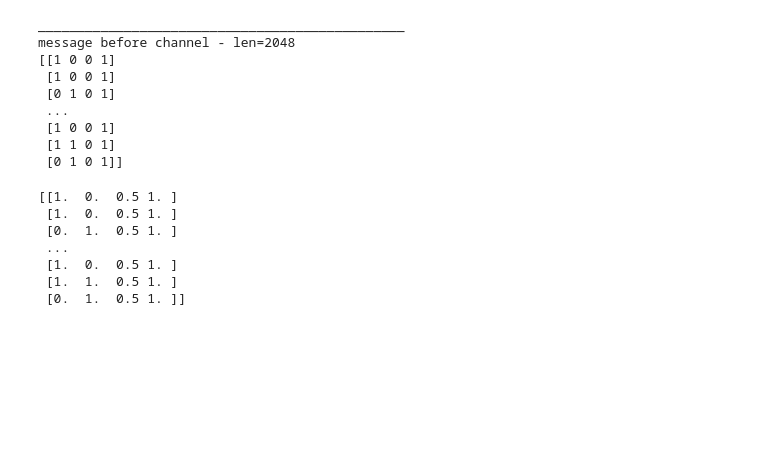
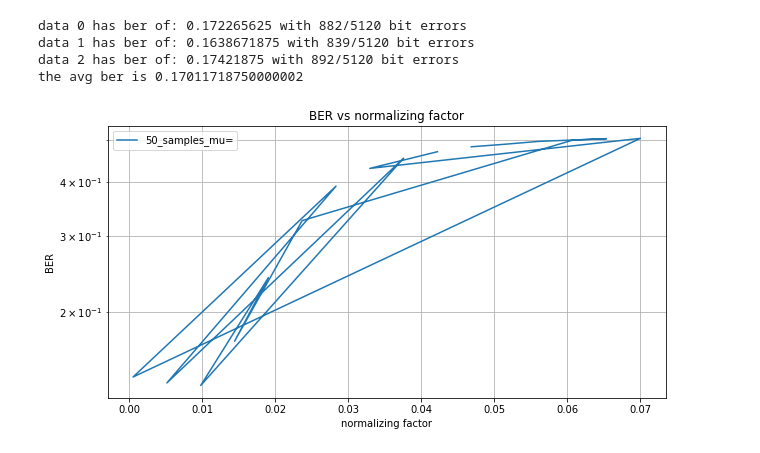
Before and after one commit to Yarden92/Thesis-code, a Jupyter notebook: apps/deep/data_analyzer.ipynb, the cells around one changed output. Drawn from its saved outputs; the diff is of its cells as text; code cells hidden in the pictures; blank space fills up the shorter version.

```diff
--- a/apps/deep/data_analyzer.ipynb
+++ b/apps/deep/data_analyzer.ipynb
@@ -66,24 +46,17 @@ for x, y in zip(all_x_read, all_y_read):
-# %%
-y = all_y_read[3]
-bits = cs.cb.demodulate(y,cs.modem,cs.length_of_msg)
-Visualizer.print_bits(bits, cs.sps, 'message before channel')
-# %% [output]
-_______________________________________________
-message before channel - len=2048
-[[1 0 0 1]
- [1 0 0 1]
- [0 1 0 1]
- ...
- [1 0 0 1]
- [1 1 0 1]
- [0 1 0 1]]
-# %%
-print(np.reshape(bits, (-1, cs.sps)))
-# %% [output]
-[[1.  0.  0.5 1. ]
- [1.  0.  0.5 1. ]
- [0.  1.  0.5 1. ]
- ...
- [1.  0.  0.5 1. ]
- [1.  1.  0.5 1. ]
- [0.  1.  0.5 1. ]]
+# %%
+dir = f'data/qam1024/3_samples_mu=0.0142'
+all_x_read, all_y_read, conf_read = file_methods.read_folder(dir, False)
+ber_vec, num_errors = file_methods.calc_ber_for_folder(all_x_read, all_y_read, conf_read)
+print(f'the avg ber is {np.mean(ber_vec)}')
+# %% [output]
+data 0 has ber of: 0.172265625 with 882/5120 bit errors
+data 1 has ber of: 0.1638671875 with 839/5120 bit errors
+data 2 has ber of: 0.17421875 with 892/5120 bit errors
+the avg ber is 0.17011718750000002
+# %%
+# plot ber vs mu
+sub_name = '50_samples_mu='
+ber_vec, mu_vec = file_methods.gen_ber_mu_from_folders('data/qam1024_50x16', sub_name, 0)
+Visualizer.plot_bers(mu_vec, [ber_vec], [sub_name])
+# %% [output]
+[figure, added]
```
Also changed, not shown: parts of 9 cells of this notebook, 16 other files.
